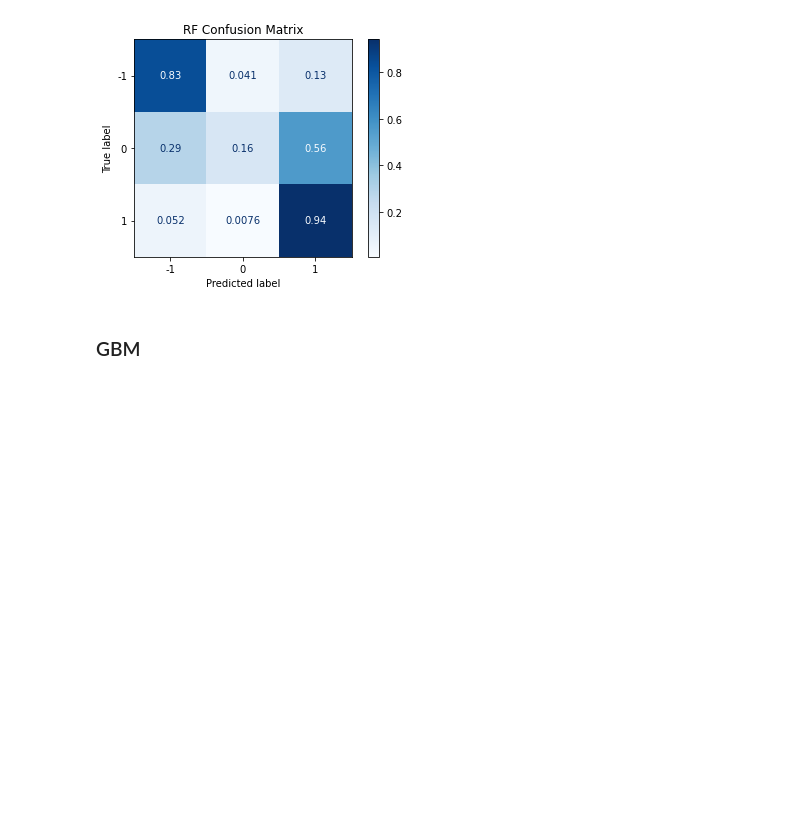
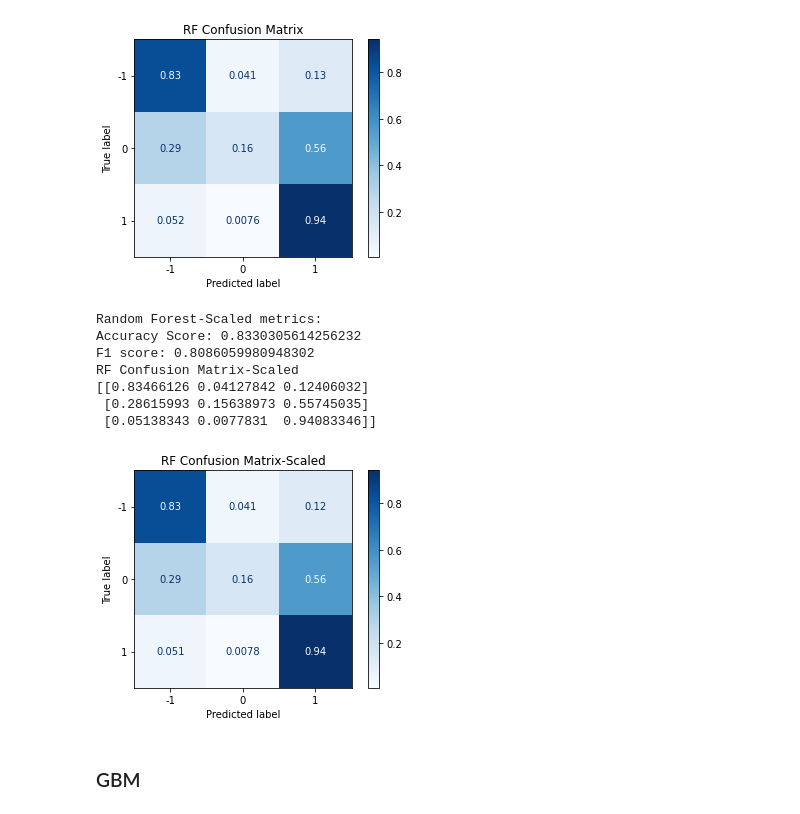
Before and after one commit to Jmete/youtube-dislikes, a Jupyter notebook: notebooks/model_training_tests.ipynb, the cells around one changed output. Saved outputs shown, nothing was run; the diff lists cells and outputs as text; code cells hidden in the pictures; blank space fills up the shorter version.

```diff
--- a/notebooks/model_training_tests.ipynb
+++ b/notebooks/model_training_tests.ipynb
@@ -63,3 +72,8 @@ y_col = "ld_score_ohe"
+# %%
+# Testing scaled versions
+scaler = StandardScaler()
+training_df_scaled_X = scaler.fit_transform(training_df[X_cols])
+testing_df_scaled_X = scaler.transform(testing_df[X_cols])
 # %% [markdown]
 ## Helper Functions
 # %%
@@ -167,6 +181,34 @@ RF Confusion Matrix
  [0.28792763 0.15508994 0.55698243]
  [0.05154956 0.00763359 0.94081685]]
 [figure]
+# %%
+# Training model - scaled
+rf_clf = RandomForestClassifier(n_jobs=-1,random_state=random_state)
+rf_clf.fit(training_df_scaled_X,training_df[y_col])
+
+# Testing model
+rf_acc,rf_f1 = test_model_metrics(rf_clf,"Random Forest-Scaled",testing_df_scaled_X,testing_df[y_col])
+
+disp = ConfusionMatrixDisplay.from_estimator(
+    rf_clf,
+    testing_df_scaled_X,
+    testing_df[y_col],
+    cmap=plt.cm.Blues,
+    normalize="true",
+)
+disp.ax_.set_title("RF Confusion Matrix-Scaled")
+
+print("RF Confusion Matrix-Scaled")
+print(disp.confusion_matrix)
+# %% [output]
+Random Forest-Scaled metrics:
+Accuracy Score: 0.8330305614256232
+F1 score: 0.8086059980948302
+RF Confusion Matrix-Scaled
+[[0.83466126 0.04127842 0.12406032]
+ [0.28615993 0.15638973 0.55745035]
+ [0.05138343 0.0077831  0.94083346]]
+[figure, added]
 # %% [markdown]
 ### GBM
 # %%
```
Also changed, not shown: parts of 22 cells of this notebook, 4 other files.
